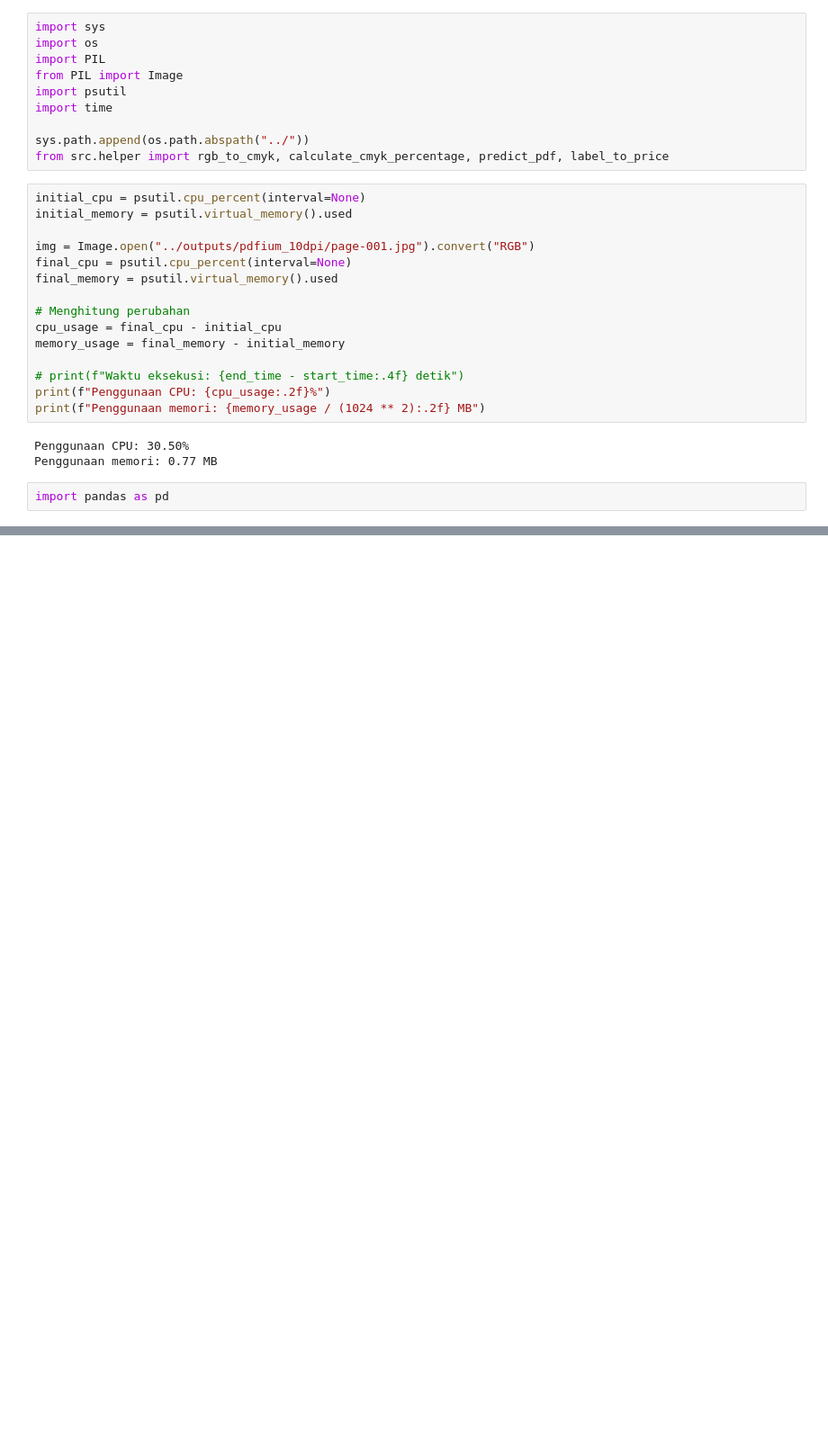
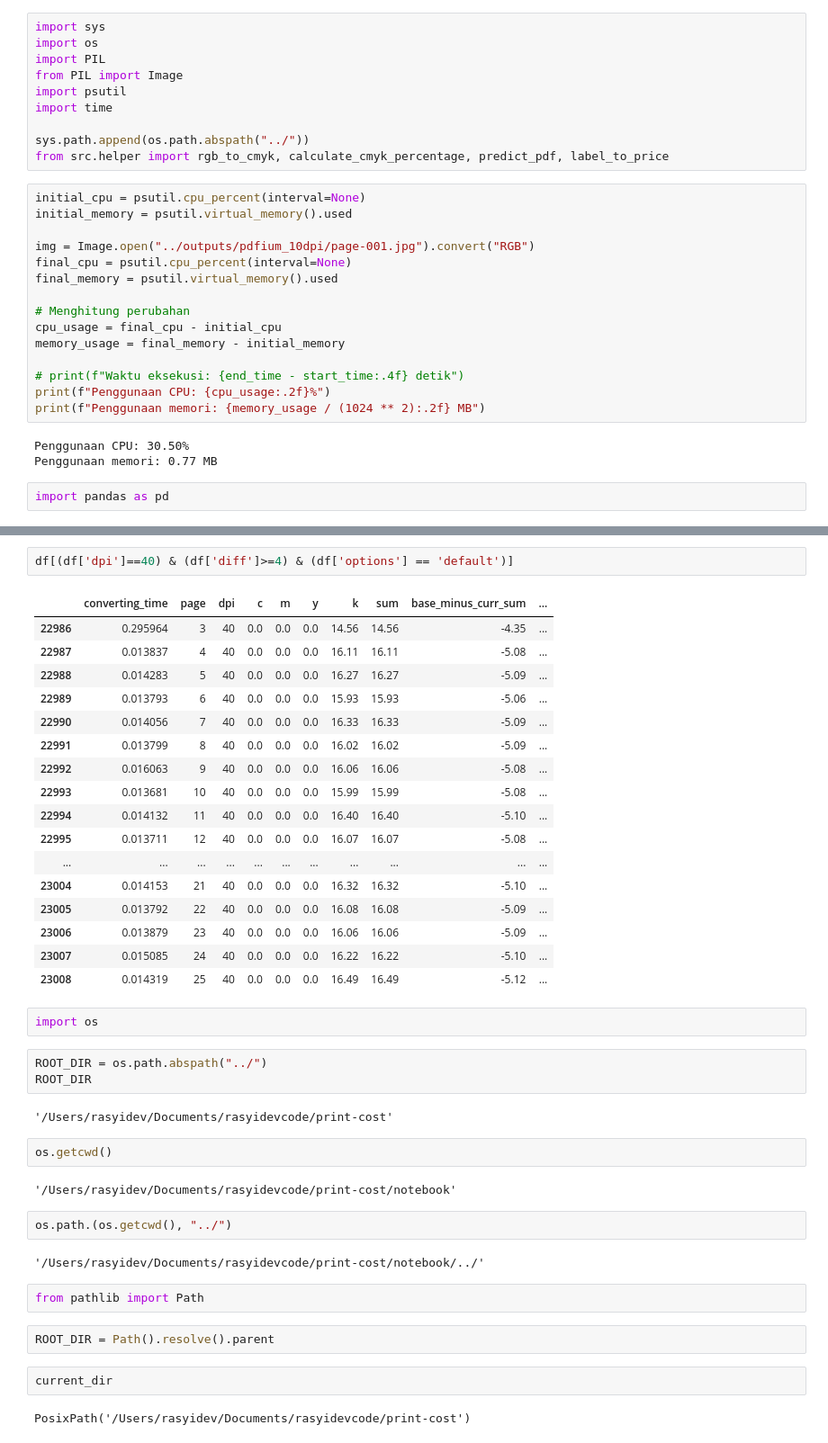
Before and after one commit to rasyidev/print-cost, a Jupyter notebook: notebook/Untitled.ipynb, the cells around one changed output, grey strips where cells are left out. Shown at 90% size. Drawn from its saved outputs; the diff is of its cells as text; blank space fills up the shorter version.

```diff
--- a/notebook/Untitled.ipynb
+++ b/notebook/Untitled.ipynb
@@ -150,0 +136,43 @@ df[(df['diff'] > 1) & (df['dpi'] >= 50)]
+# %%
+df[(df['dpi']==40) & (df['diff']>=4) & (df['options'] == 'default')]
+# %% [output]
+|  | converting_time | page | dpi | c | m | y | k | sum | base_minus_curr_sum | ... |
+| 22986 | 0.295964 | 3 | 40 | 0.0 | 0.0 | 0.0 | 14.56 | 14.56 | -4.35 | ... |
+| 22987 | 0.013837 | 4 | 40 | 0.0 | 0.0 | 0.0 | 16.11 | 16.11 | -5.08 | ... |
+| 22988 | 0.014283 | 5 | 40 | 0.0 | 0.0 | 0.0 | 16.27 | 16.27 | -5.09 | ... |
+| 22989 | 0.013793 | 6 | 40 | 0.0 | 0.0 | 0.0 | 15.93 | 15.93 | -5.06 | ... |
+| 22990 | 0.014056 | 7 | 40 | 0.0 | 0.0 | 0.0 | 16.33 | 16.33 | -5.09 | ... |
+| 22991 | 0.013799 | 8 | 40 | 0.0 | 0.0 | 0.0 | 16.02 | 16.02 | -5.09 | ... |
+| 22992 | 0.016063 | 9 | 40 | 0.0 | 0.0 | 0.0 | 16.06 | 16.06 | -5.08 | ... |
+| 22993 | 0.013681 | 10 | 40 | 0.0 | 0.0 | 0.0 | 15.99 | 15.99 | -5.08 | ... |
+| 22994 | 0.014132 | 11 | 40 | 0.0 | 0.0 | 0.0 | 16.40 | 16.40 | -5.10 | ... |
+| 22995 | 0.013711 | 12 | 40 | 0.0 | 0.0 | 0.0 | 16.07 | 16.07 | -5.08 | ... |
+| ... | ... | ... | ... | ... | ... | ... | ... | ... | ... | ... |
+| 23004 | 0.014153 | 21 | 40 | 0.0 | 0.0 | 0.0 | 16.32 | 16.32 | -5.10 | ... |
+| 23005 | 0.013792 | 22 | 40 | 0.0 | 0.0 | 0.0 | 16.08 | 16.08 | -5.09 | ... |
+| 23006 | 0.013879 | 23 | 40 | 0.0 | 0.0 | 0.0 | 16.06 | 16.06 | -5.09 | ... |
+| 23007 | 0.015085 | 24 | 40 | 0.0 | 0.0 | 0.0 | 16.22 | 16.22 | -5.10 | ... |
+| 23008 | 0.014319 | 25 | 40 | 0.0 | 0.0 | 0.0 | 16.49 | 16.49 | -5.12 | ... |
+# %%
+import os
+# %%
+ROOT_DIR = os.path.abspath("../")
+ROOT_DIR
+# %% [output]
+'/Users/rasyidev/Documents/rasyidevcode/print-cost'
+# %%
+os.getcwd()
+# %% [output]
+'/Users/rasyidev/Documents/rasyidevcode/print-cost/notebook'
+# %%
+os.path.(os.getcwd(), "../")
+# %% [output]
+'/Users/rasyidev/Documents/rasyidevcode/print-cost/notebook/../'
+# %%
+from pathlib import Path
+# %%
+ROOT_DIR = Path().resolve().parent
+# %%
+current_dir
+# %% [output]
+PosixPath('/Users/rasyidev/Documents/rasyidevcode/print-cost')
```
Also changed, not shown: parts of 24 cells of this notebook, 8 other files.
